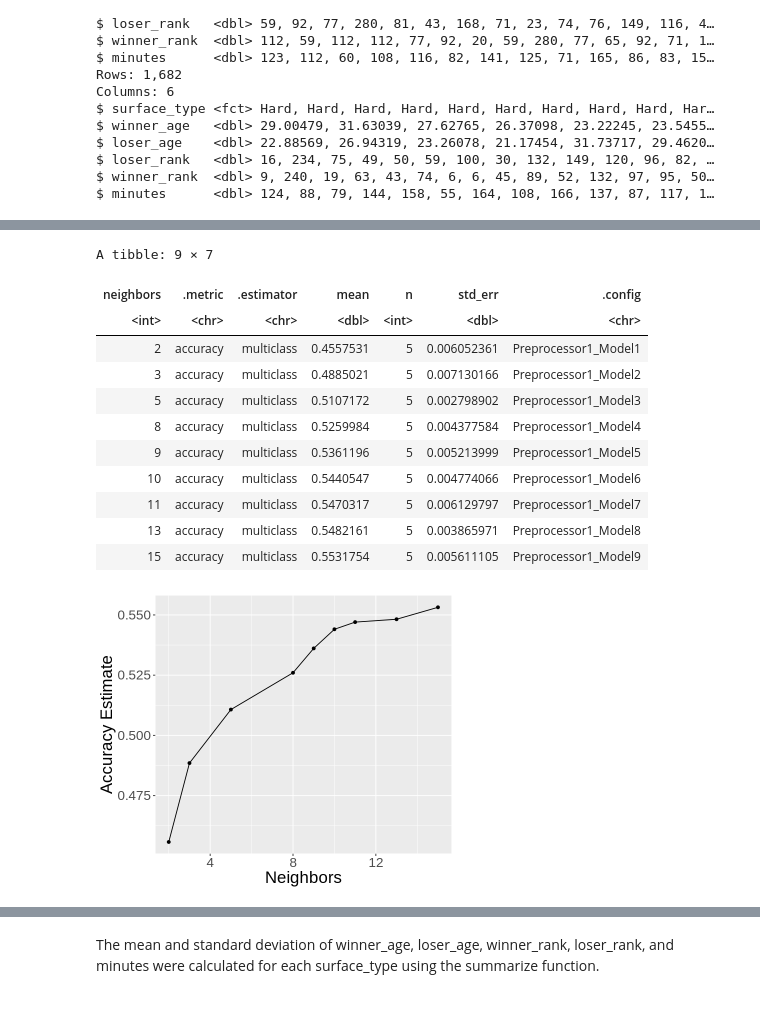
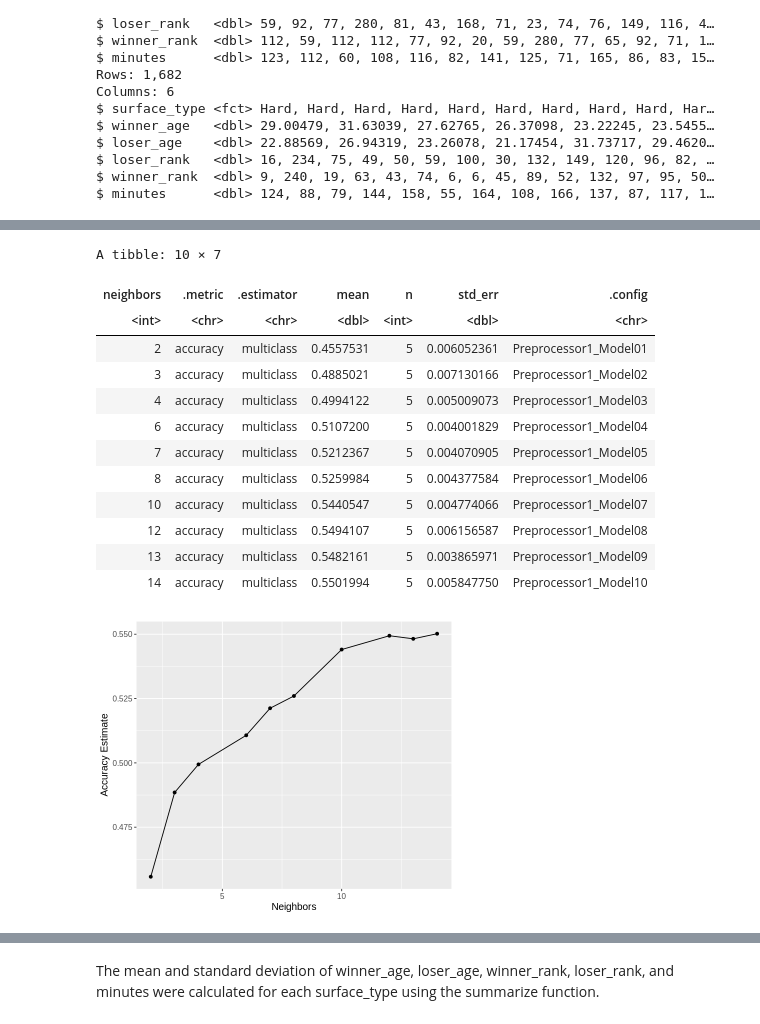
Before and after one commit to hirnas/DSCI100GW, a Jupyter notebook: group project/project code.ipynb, the cells around one changed output, grey strips where cells are left out. Saved outputs shown, nothing was run; the diff lists cells and outputs as text; code cells hidden in the pictures.

```diff
--- a/group project/project code.ipynb
+++ b/group project/project code.ipynb
@@ -110,15 +121,5 @@ A tibble: 3 × 3
 # %%
 set.seed(999)
-
-knn_spec <- nearest_neighbor(weight_func = "rectangular", neighbors = tune()) |>
-            set_engine("kknn") |>
-            set_mode("classification")
-
-tennis_recipe <- recipe(surface_type ~., data = tennis_train) |>
-  step_scale(all_predictors()) |>
-  step_center(all_predictors())
-
-tennis_vfold <- vfold_cv(tennis_train, v = 5, strata = surface_type)
 
 knn_results <- workflow() |>
                  add_recipe(tennis_recipe) |>
@@ -130,26 +131,28 @@ accuracies <- knn_results |>
                  filter(.metric == 'accuracy')
 accuracies
 # %% [output]
-A tibble: 9 × 7
+A tibble: 10 × 7
 | neighbors | .metric | .estimator | mean | n | std_err | .config |
 | <int> | <chr> | <chr> | <dbl> | <int> | <dbl> | <chr> |
-| 2 | accuracy | multiclass | 0.4557531 | 5 | 0.006052361 | Preprocessor1_Model1 |
-| 3 | accuracy | multiclass | 0.4885021 | 5 | 0.007130166 | Preprocessor1_Model2 |
-| 5 | accuracy | multiclass | 0.5107172 | 5 | 0.002798902 | Preprocessor1_Model3 |
-| 8 | accuracy | multiclass | 0.5259984 | 5 | 0.004377584 | Preprocessor1_Model4 |
-| 9 | accuracy | multiclass | 0.5361196 | 5 | 0.005213999 | Preprocessor1_Model5 |
-| 10 | accuracy | multiclass | 0.5440547 | 5 | 0.004774066 | Preprocessor1_Model6 |
-| 11 | accuracy | multiclass | 0.5470317 | 5 | 0.006129797 | Preprocessor1_Model7 |
-| 13 | accuracy | multiclass | 0.5482161 | 5 | 0.003865971 | Preprocessor1_Model8 |
-| 15 | accuracy | multiclass | 0.5531754 | 5 | 0.005611105 | Preprocessor1_Model9 |
+| 2 | accuracy | multiclass | 0.4557531 | 5 | 0.006052361 | Preprocessor1_Model01 |
+| 3 | accuracy | multiclass | 0.4885021 | 5 | 0.007130166 | Preprocessor1_Model02 |
+| 4 | accuracy | multiclass | 0.4994122 | 5 | 0.005009073 | Preprocessor1_Model03 |
+| 6 | accuracy | multiclass | 0.5107200 | 5 | 0.004001829 | Preprocessor1_Model04 |
+| 7 | accuracy | multiclass | 0.5212367 | 5 | 0.004070905 | Preprocessor1_Model05 |
+| 8 | accuracy | multiclass | 0.5259984 | 5 | 0.004377584 | Preprocessor1_Model06 |
+| 10 | accuracy | multiclass | 0.5440547 | 5 | 0.004774066 | Preprocessor1_Model07 |
+| 12 | accuracy | multiclass | 0.5494107 | 5 | 0.006156587 | Preprocessor1_Model08 |
+| 13 | accuracy | multiclass | 0.5482161 | 5 | 0.003865971 | Preprocessor1_Model09 |
+| 14 | accuracy | multiclass | 0.5501994 | 5 | 0.005847750 | Preprocessor1_Model10 |
 # %%
+set.seed(999)
 options(repr.plot.height = 5, repr.plot.width = 6)
-cross_val_plot <- ggplot(accuracies, aes(x = neighbors, y = mean)) +
+accuracy_vs_k <- ggplot(accuracies, aes(x = neighbors, y = mean)) +
                   geom_point() +
                   geom_line() +
                   labs(x = 'Neighbors', y = 'Accuracy Estimate') +
-                  theme(text = element_text(size = 20))
+                  theme(text = element_text(size = 12))
 
-cross_val_plot
+accuracy_vs_k
 # %% [output]
-[figure, old version]
+[figure, new version]
```
Also changed, not shown: parts of 15 cells of this notebook.
